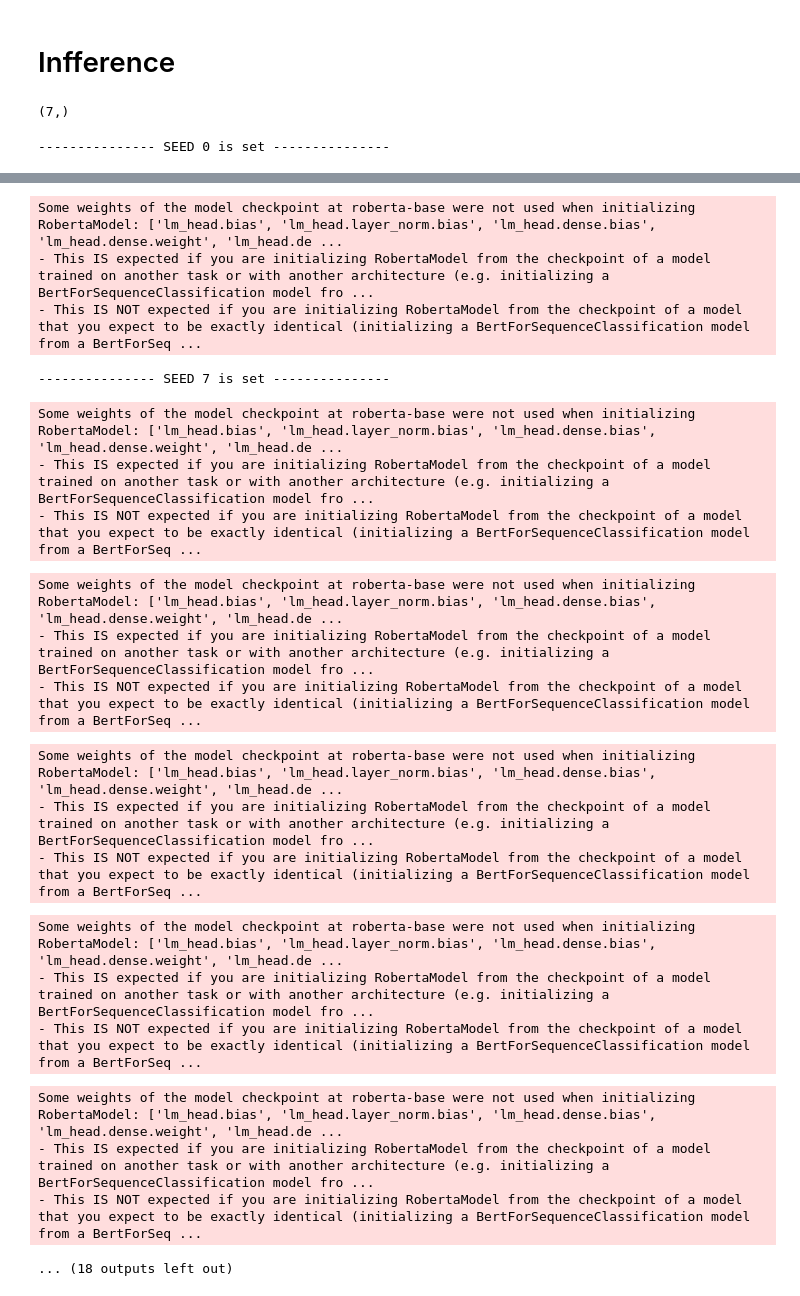
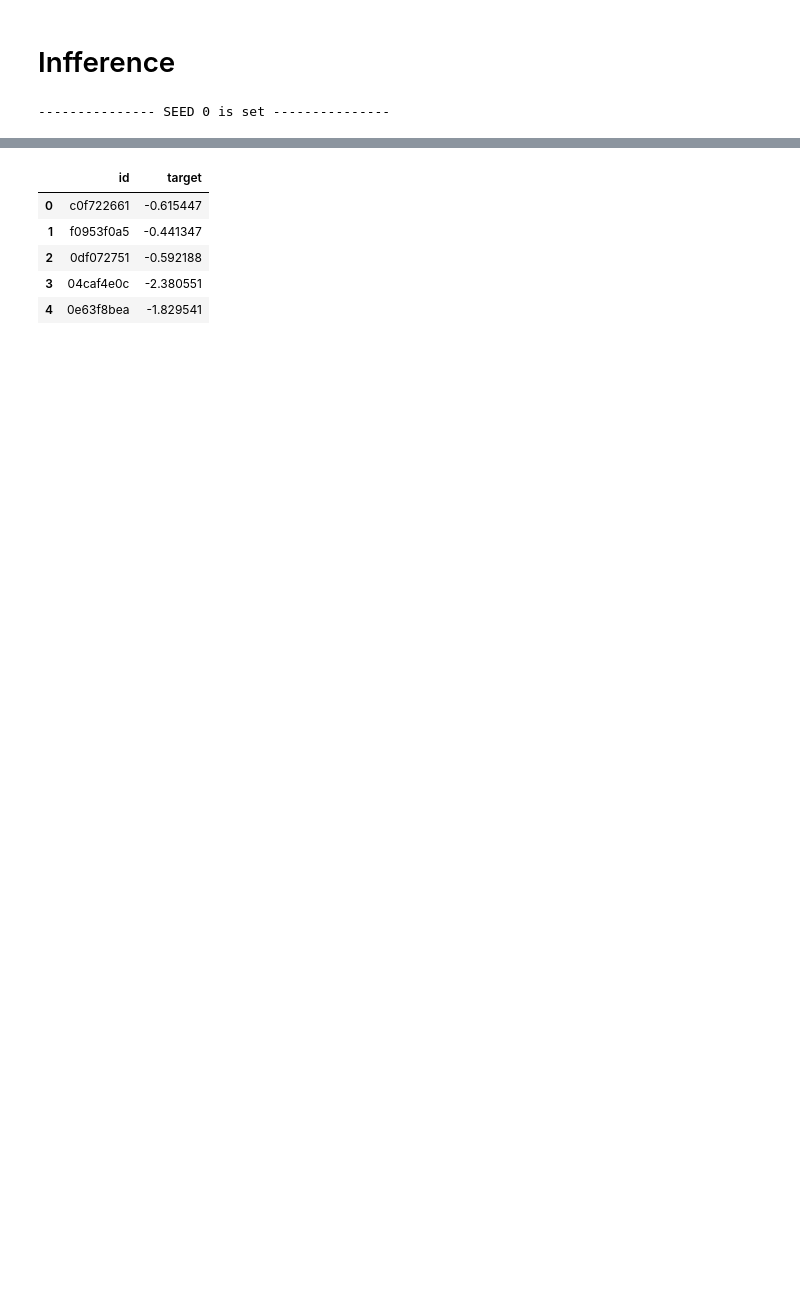
Before and after one commit to goya5858/commonlitreadabilityprize, a Jupyter notebook: working/RoBERTa_infference.ipynb, the cells around one changed output, grey strips where cells are left out. Cells and saved outputs as stored; diff of their text form; code cells hidden in the pictures; blank space fills up the shorter version.

```diff
--- a/working/RoBERTa_infference.ipynb
+++ b/working/RoBERTa_infference.ipynb
@@ -95,10 +95,12 @@ DEVICE = 'cuda:0'
 get_tokenizer = RobertaTokenizer
 #get_model     = BartForSequenceClassification
 #get_tokenizer = AutoTokenizer #RobertaTokenizer より汎用性ある気がする　使い勝手的な面で
-get_model     = AutoModel
+#get_model     = RobertaForSequenceClassification
+get_model     = RobertaModel
 
-VOCAB_PATH = 'roberta-base'
-MODEL_PATH = 'roberta-base'
+#VOCAB_PATH = 'roberta-base'
+VOCAB_PATH = '../input/models/RoBERTa_model'
+MODEL_PATH = '../input/models/RoBERTa_model'
 #VOCAB_PATH = 'bert-base-uncased'
 #MODEL_PATH = 'bert-base-uncased'
 # %%
@@ -255,9 +252,5 @@ cuda:0
 # %% [markdown]
 # Infference
-# %%
-pred = np.zeros( (submission.shape[0], ) )
-# %% [output]
-(7,)
 # %%
 def test_fn(model, dataloader):
     test_pred = np.ones(1)
@@ -272,7 +265,7 @@ def test_fn(model, dataloader):
 def predict_fold(n_fold, seed):
     test_loader = get_testloader(test_df, BATCH_SIZE=BATCH_SIZE)
     model = CLPmodel()
-    model_path = MODEL_ROOT+f"{MODEL_PATH}-seed-{seed}-fold-{n_fold}.pth"
+    model_path = f"{MODEL_PATH}/roberta-base-seed-{seed}-fold-{n_fold}.pth"
     model.load_state_dict(torch.load(model_path))
     model.to(DEVICE)
 
@@ -312,5 +305,6 @@ for seed in SEEDs:
 pred /= len(SEEDs)
 
 submission['target'] = pred
+submission.head()
 # %% [output]
 --------------- SEED 0 is set ---------------
@@ -331,22 +332,8 @@ Some weights of the model checkpoint at roberta-base were not used when initiali
-Some weights of the model checkpoint at roberta-base were not used when initializing RobertaModel: ['lm_head.bias', 'lm_head.layer_norm.bias', 'lm_head.dense.bias', 'lm_head.dense.weight', 'lm_head.de ...
-- This IS expected if you are initializing RobertaModel from the checkpoint of a model trained on another task or with another architecture (e.g. initializing a BertForSequenceClassification model fro ...
-- This IS NOT expected if you are initializing RobertaModel from the checkpoint of a model that you expect to be exactly identical (initializing a BertForSequenceClassification model from a BertForSeq ...
---------------- SEED 7 is set ---------------
-Some weights of the model checkpoint at roberta-base were not used when initializing RobertaModel: ['lm_head.bias', 'lm_head.layer_norm.bias', 'lm_head.dense.bias', 'lm_head.dense.weight', 'lm_head.de ...
-- This IS expected if you are initializing RobertaModel from the checkpoint of a model trained on another task or with another architecture (e.g. initializing a BertForSequenceClassification model fro ...
-- This IS NOT expected if you are initializing RobertaModel from the checkpoint of a model that you expect to be exactly identical (initializing a BertForSequenceClassification model from a BertForSeq ...
-Some weights of the model checkpoint at roberta-base were not used when initializing RobertaModel: ['lm_head.bias', 'lm_head.layer_norm.bias', 'lm_head.dense.bias', 'lm_head.dense.weight', 'lm_head.de ...
-- This IS expected if you are initializing RobertaModel from the checkpoint of a model trained on another task or with another architecture (e.g. initializing a BertForSequenceClassification model fro ...
-- This IS NOT expected if you are initializing RobertaModel from the checkpoint of a model that you expect to be exactly identical (initializing a BertForSequenceClassification model from a BertForSeq ...
-Some weights of the model checkpoint at roberta-base were not used when initializing RobertaModel: ['lm_head.bias', 'lm_head.layer_norm.bias', 'lm_head.dense.bias', 'lm_head.dense.weight', 'lm_head.de ...
-- This IS expected if you are initializing RobertaModel from the checkpoint of a model trained on another task or with another architecture (e.g. initializing a BertForSequenceClassification model fro ...
-- This IS NOT expected if you are initializing RobertaModel from the checkpoint of a model that you expect to be exactly identical (initializing a BertForSequenceClassification model from a BertForSeq ...
-Some weights of the model checkpoint at roberta-base were not used when initializing RobertaModel: ['lm_head.bias', 'lm_head.layer_norm.bias', 'lm_head.dense.bias', 'lm_head.dense.weight', 'lm_head.de ...
-- This IS expected if you are initializing RobertaModel from the checkpoint of a model trained on another task or with another architecture (e.g. initializing a BertForSequenceClassification model fro ...
-- This IS NOT expected if you are initializing RobertaModel from the checkpoint of a model that you expect to be exactly identical (initializing a BertForSequenceClassification model from a BertForSeq ...
-Some weights of the model checkpoint at roberta-base were not used when initializing RobertaModel: ['lm_head.bias', 'lm_head.layer_norm.bias', 'lm_head.dense.bias', 'lm_head.dense.weight', 'lm_head.de ...
-- This IS expected if you are initializing RobertaModel from the checkpoint of a model trained on another task or with another architecture (e.g. initializing a BertForSequenceClassification model fro ...
-- This IS NOT expected if you are initializing RobertaModel from the checkpoint of a model that you expect to be exactly identical (initializing a BertForSequenceClassification model from a BertForSeq ...
-... (18 outputs left out)
+|  | id | target |
+| 0 | c0f722661 | -0.615447 |
+| 1 | f0953f0a5 | -0.441347 |
+| 2 | 0df072751 | -0.592188 |
+| 3 | 04caf4e0c | -2.380551 |
+| 4 | 0e63f8bea | -1.829541 |
 # %%
 submission.to_csv('submission.csv', index=False)
```
Also changed, not shown: parts of 5 cells of this notebook.
